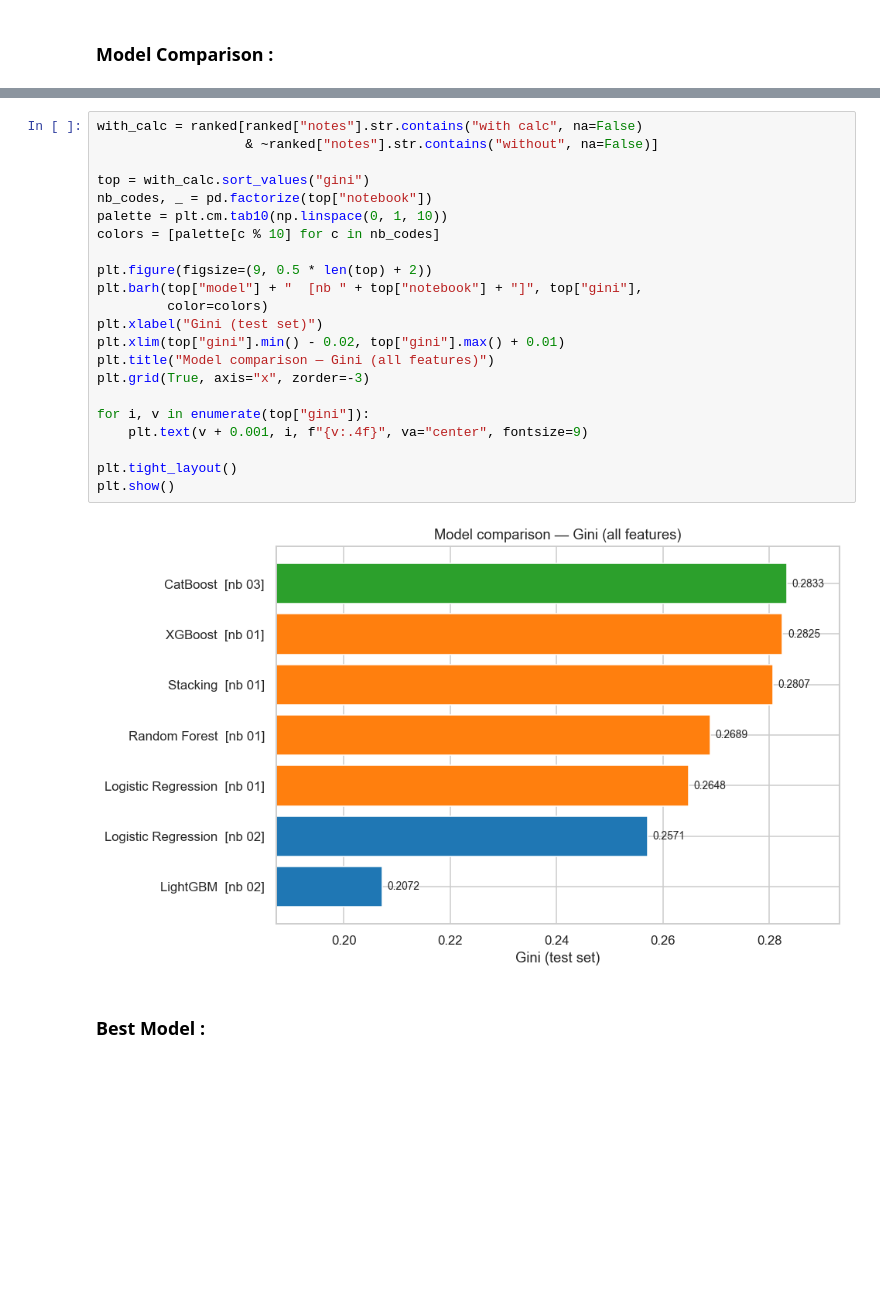
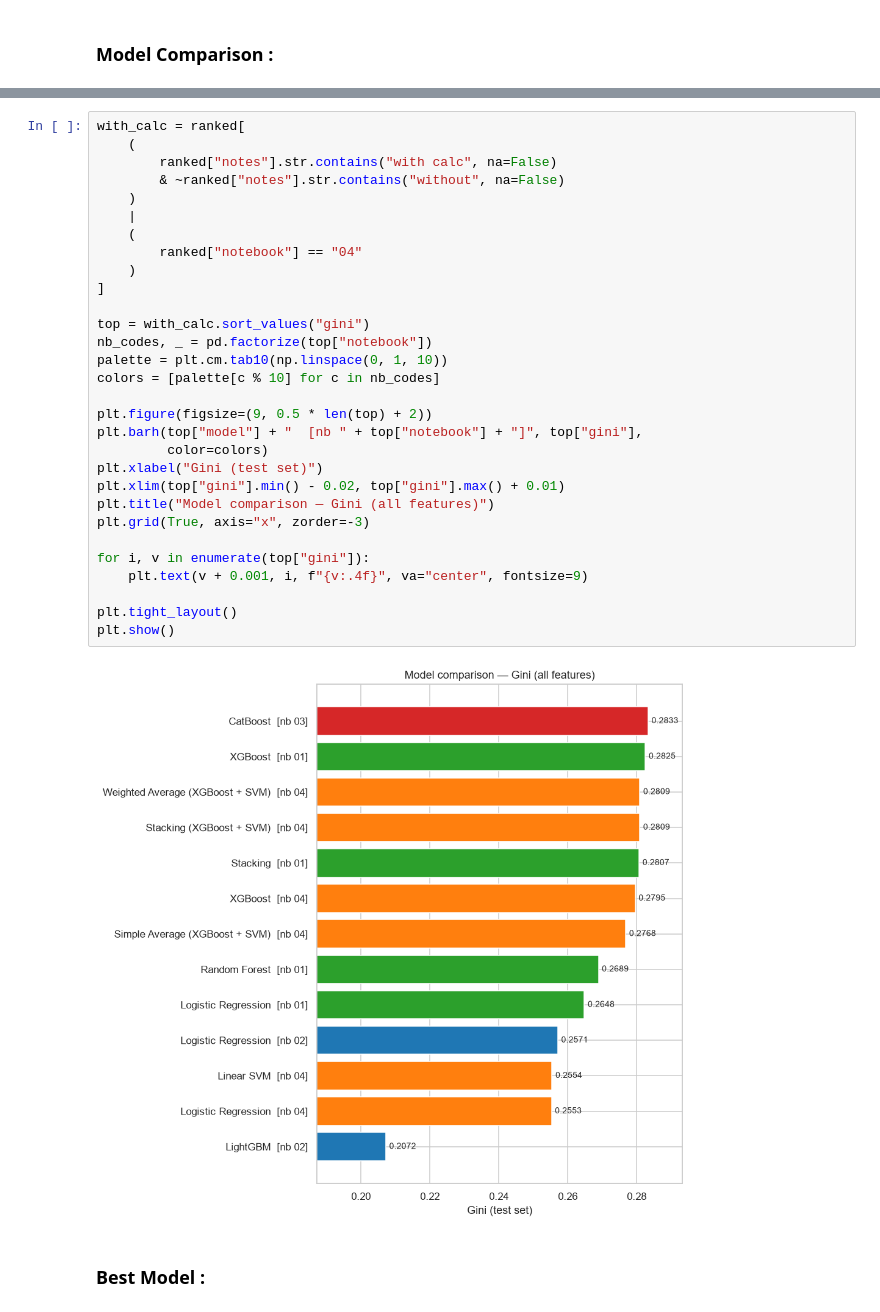
Before and after one commit to leyla-louache/porto-seguro-project, a Jupyter notebook: notebooks/05_final_comparison.ipynb, the cells around one changed output, grey strips where cells are left out. Cells and saved outputs as stored; diff of their text form; blank space fills up the shorter version.

Commit message:
Update final comparison with notebookk 04 models

```diff
--- a/notebooks/05_final_comparison.ipynb
+++ b/notebooks/05_final_comparison.ipynb
@@ -66,27 +78,35 @@ notebook               model                                        notes   gini
 # %%
-with_calc = ranked[ranked["notes"].str.contains("with calc", na=False)
-                   & ~ranked["notes"].str.contains("without", na=False)]
+with_calc = ranked[
+    (
+        ranked["notes"].str.contains("with calc", na=False)
+        & ~ranked["notes"].str.contains("without", na=False)
+    )
+    |
+    (
+        ranked["notebook"] == "04"
+    )
+]
 
 top = with_calc.sort_values("gini")
 nb_codes, _ = pd.factorize(top["notebook"])
 palette = plt.cm.tab10(np.linspace(0, 1, 10))
 colors = [palette[c % 10] for c in nb_codes]
 
 plt.figure(figsize=(9, 0.5 * len(top) + 2))
 plt.barh(top["model"] + "  [nb " + top["notebook"] + "]", top["gini"],
          color=colors)
 plt.xlabel("Gini (test set)")
 plt.xlim(top["gini"].min() - 0.02, top["gini"].max() + 0.01)
 plt.title("Model comparison — Gini (all features)")
 plt.grid(True, axis="x", zorder=-3)
 
 for i, v in enumerate(top["gini"]):
     plt.text(v + 0.001, i, f"{v:.4f}", va="center", fontsize=9)
 
 plt.tight_layout()
 plt.show()
 # %% [output]
-[figure, old version]
+[figure, new version]
 # %% [markdown]
 ### Best Model :
 # %%
```
Also changed, not shown: parts of 2 cells of this notebook.
